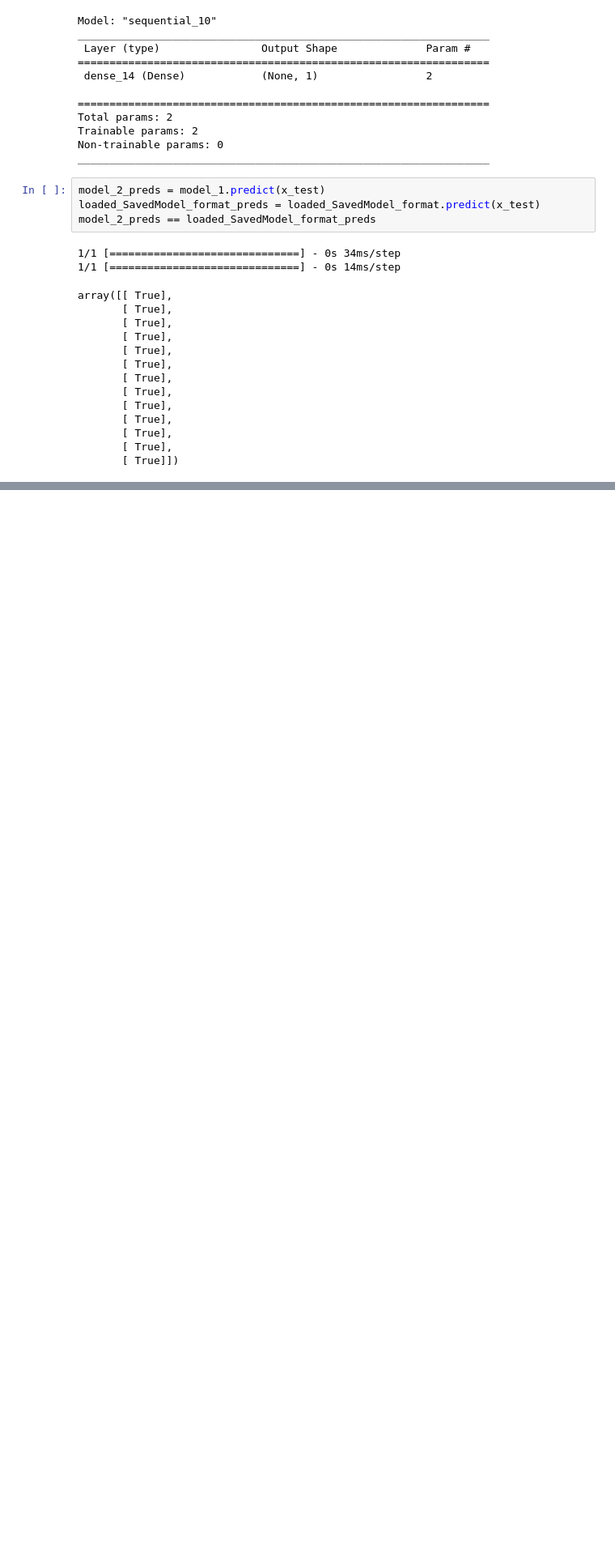
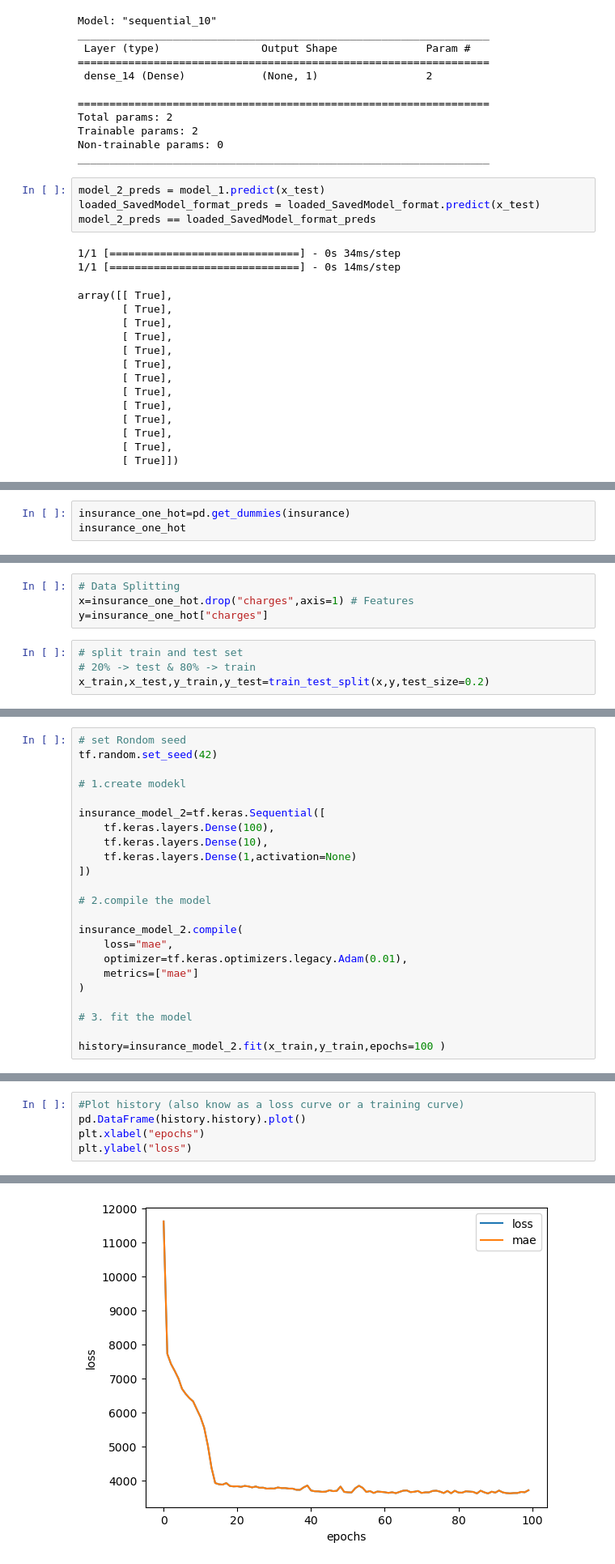
Before and after one commit to mageshyt/Machine-Learning-2023, a Jupyter notebook: Deep learning/01_neural_network_regression_in_tensorflow.ipynb, the cells around one changed output, grey strips where cells are left out. Shown at 81% size. Cells and saved outputs as stored; diff of their text form; blank space fills up the shorter version.

Commit message:
:sparkles: preprocessing data

```diff
--- a/Deep learning/01_neural_network_regression_in_tensorflow.ipynb
+++ b/Deep learning/01_neural_network_regression_in_tensorflow.ipynb
@@ -773,0 +800,3 @@ array([[ True],
+# %%
+insurance_one_hot=pd.get_dummies(insurance)
+insurance_one_hot
@@ -773,0 +817,8 @@ array([[ True],
+# %%
+# Data Splitting
+x=insurance_one_hot.drop("charges",axis=1) # Features
+y=insurance_one_hot["charges"]
+# %%
+# split train and test set
+# 20% -> test & 80% -> train
+x_train,x_test,y_train,y_test=train_test_split(x,y,test_size=0.2)
@@ -773,0 +901,23 @@ array([[ True],
+# %%
+# set Rondom seed
+tf.random.set_seed(42)
+
+# 1.create modekl
+
+insurance_model_2=tf.keras.Sequential([
+    tf.keras.layers.Dense(100),
+    tf.keras.layers.Dense(10),
+    tf.keras.layers.Dense(1,activation=None)
+])
+
+# 2.compile the model
+
+insurance_model_2.compile(
+    loss="mae",
+    optimizer=tf.keras.optimizers.legacy.Adam(0.01),
+    metrics=["mae"]
+)
+
+# 3. fit the model
+
+history=insurance_model_2.fit(x_train,y_train,epochs=100 )
@@ -773,0 +947,6 @@ array([[ True],
+# %%
+#Plot history (also know as a loss curve or a training curve)
+pd.DataFrame(history.history).plot()
+plt.xlabel("epochs")
+plt.ylabel("loss")
+# %% [output]
@@ -773,0 +954 @@ array([[ True],
+[figure, added]
```
Also changed, not shown: parts of 27 cells of this notebook.
